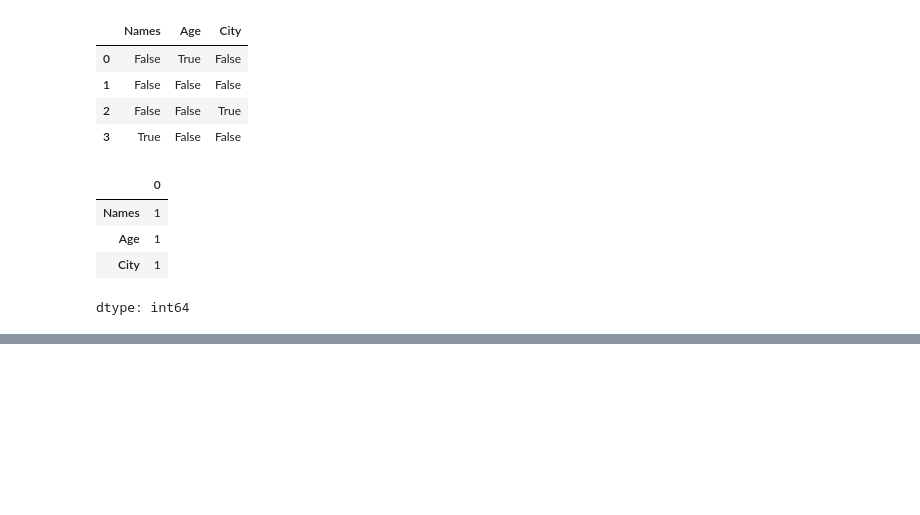
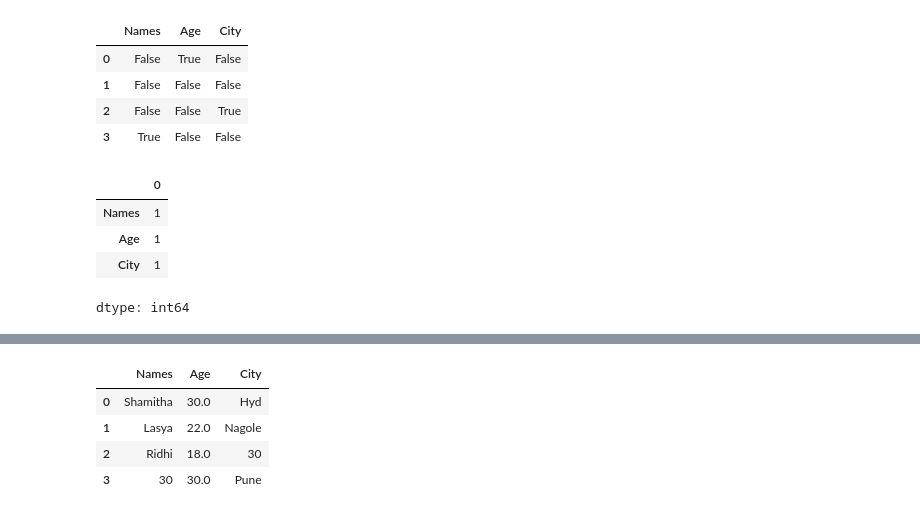
Before and after one commit to Shamitha018/Pandas, a Jupyter notebook: O_15_12_2025_pandas_session_9_missing_values.ipynb, the cells around one changed output, grey strips where cells are left out. Drawn from its saved outputs; the diff is of its cells as text; code cells hidden in the pictures; blank space fills up the shorter version.

```diff
--- a/O_15_12_2025_pandas_session_9_missing_values.ipynb
+++ b/O_15_12_2025_pandas_session_9_missing_values.ipynb
@@ -44,0 +128,8 @@ Difference between NaN and None
+# %%
+d1.fillna(30, inplace = False) #change to true
+# %% [output]
+|  | Names | Age | City |
+| 0 | Shamitha | 30.0 | Hyd |
+| 1 | Lasya | 22.0 | Nagole |
+| 2 | Ridhi | 18.0 | 30 |
+| 3 | 30 | 30.0 | Pune |
```
Also changed, not shown: parts of 23 cells of this notebook.
